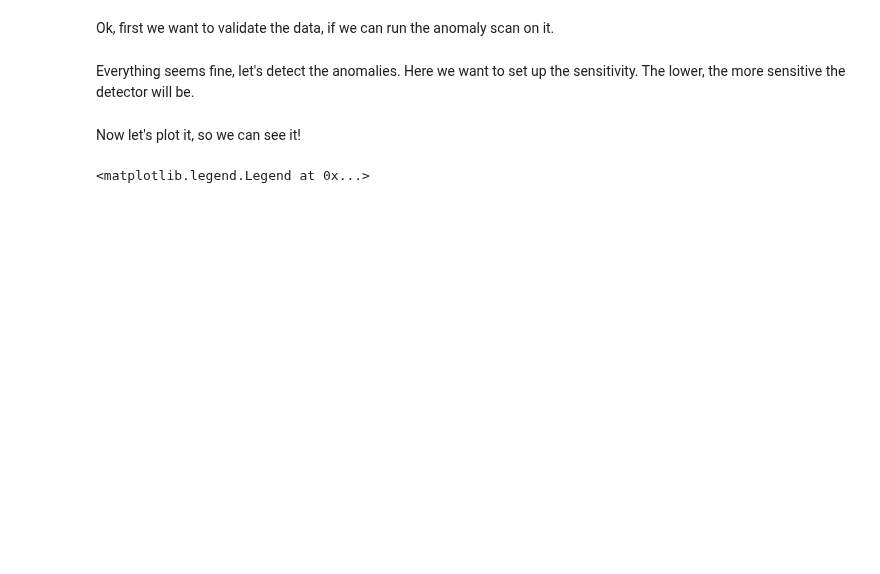
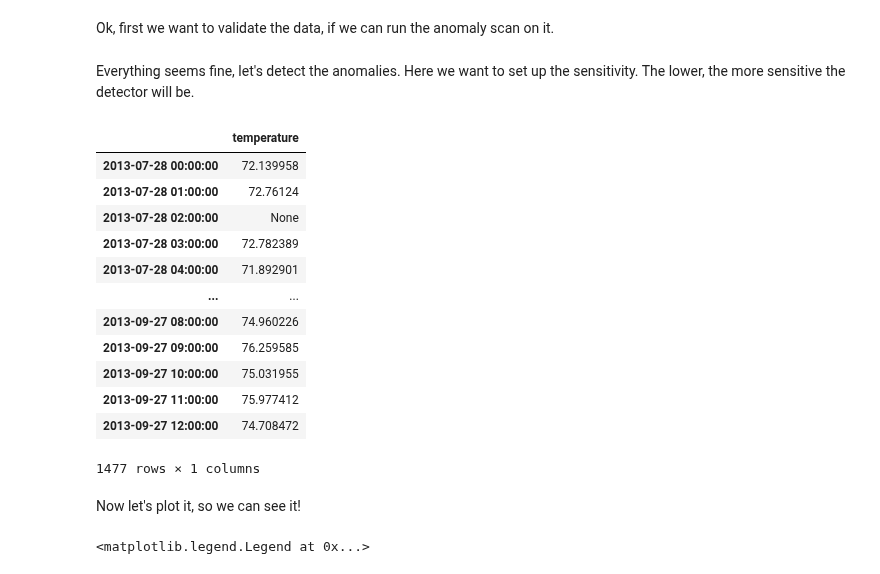
Before and after one commit to xMort/gdc-jupyter, a Jupyter notebook: templates/anomalies.ipynb, the cells around one changed output. Saved outputs shown, nothing was run; the diff lists cells and outputs as text; code cells hidden in the pictures; blank space fills up the shorter version.

```diff
--- a/templates/anomalies.ipynb
+++ b/templates/anomalies.ipynb
@@ -10,5 +12,19 @@ Everything seems fine, let's detect the anomalies. Here we want to set up the se
 # %%
-df = analyzer.get_df()
+df
+# %% [output]
+|  | temperature |
+| 2013-07-28 00:00:00 | 72.139958 |
+| 2013-07-28 01:00:00 | 72.76124 |
+| 2013-07-28 02:00:00 | None |
+| 2013-07-28 03:00:00 | 72.782389 |
+| 2013-07-28 04:00:00 | 71.892901 |
+| ... | ... |
+| 2013-09-27 08:00:00 | 74.960226 |
+| 2013-09-27 09:00:00 | 76.259585 |
+| 2013-09-27 10:00:00 | 75.031955 |
+| 2013-09-27 11:00:00 | 75.977412 |
+| 2013-09-27 12:00:00 | 74.708472 |
+1477 rows × 1 columns
 # %%
 
 sensitivity = 1
```
Also changed, not shown: parts of 6 cells of this notebook.
